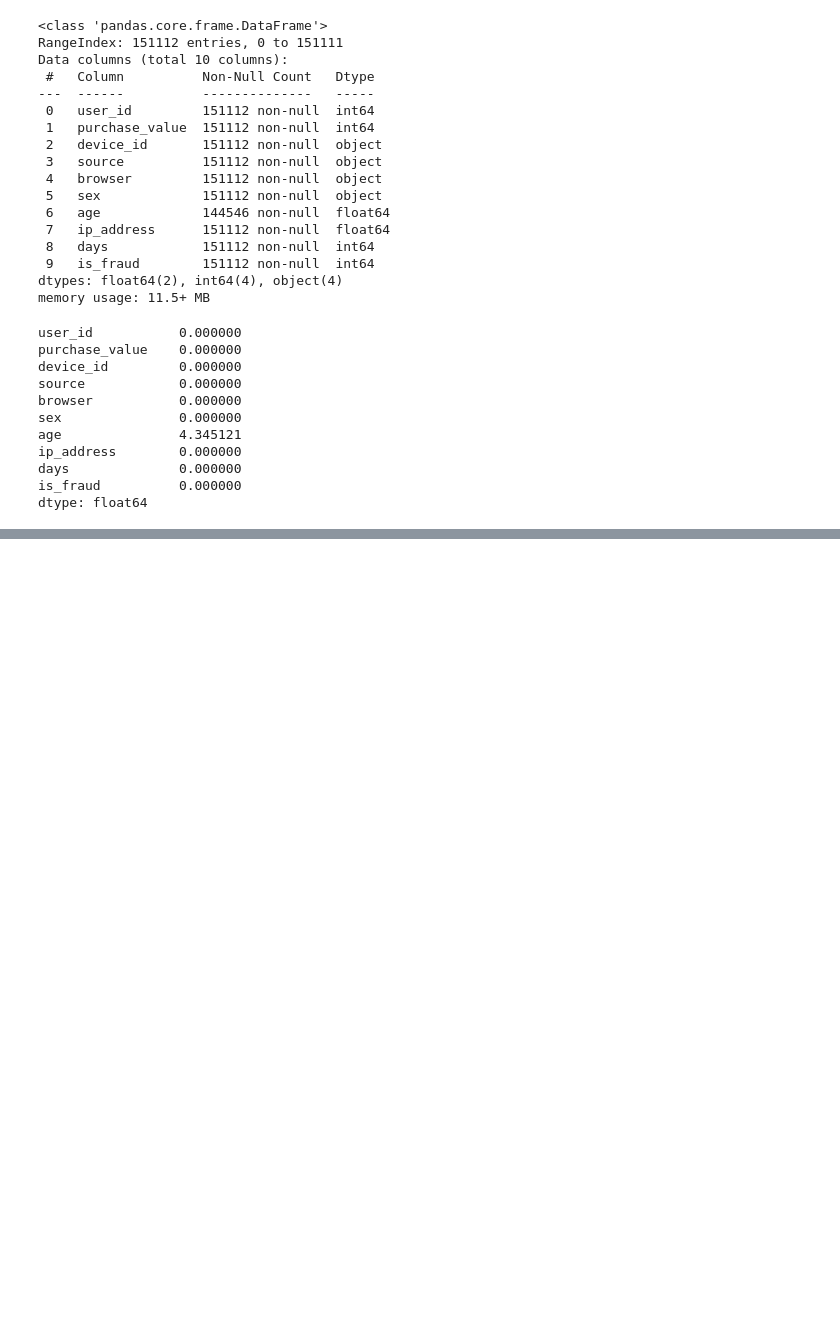
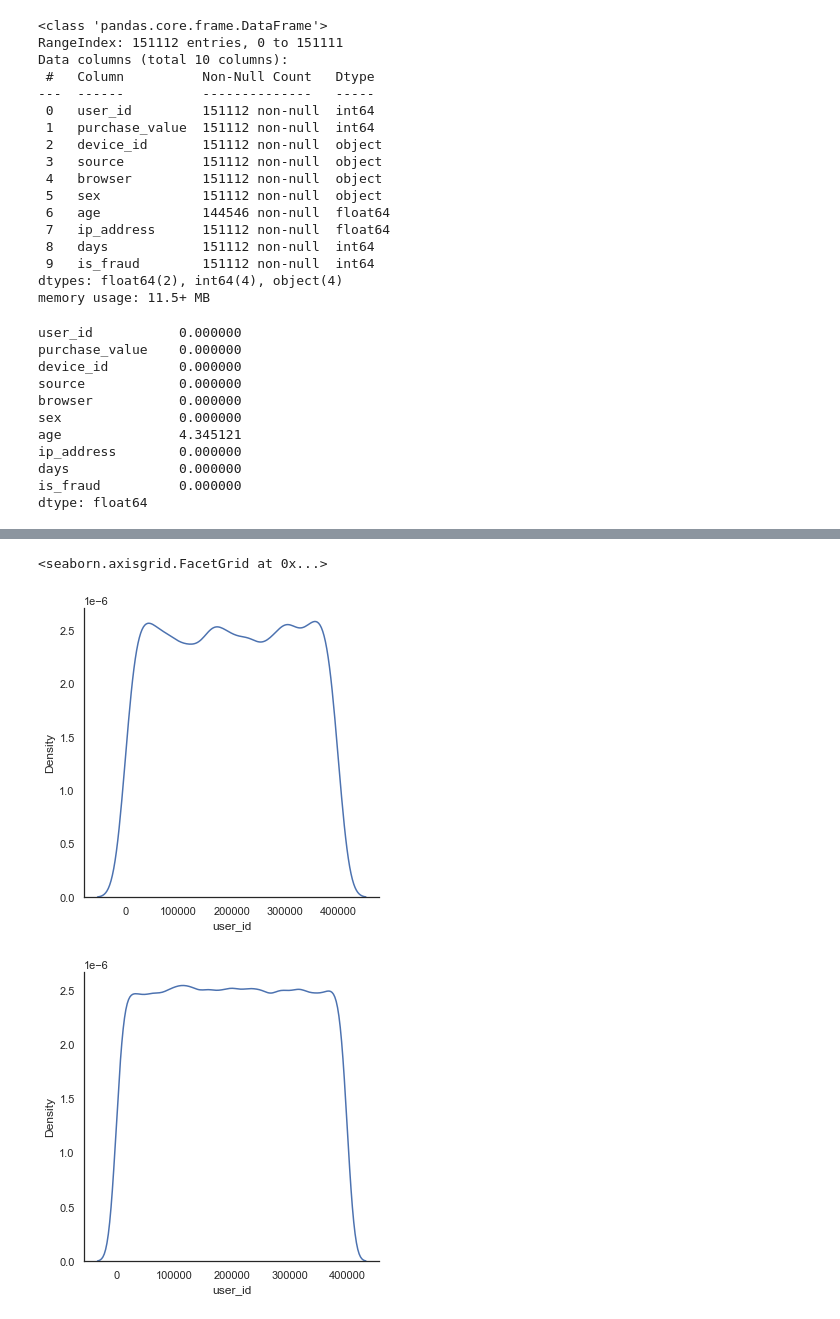
Before and after one commit to TeoTzeShuen/school, a Jupyter notebook: Individual Project/project.ipynb, the cells around one changed output, grey strips where cells are left out. Saved outputs shown, nothing was run; the diff lists cells and outputs as text; code cells hidden in the pictures; blank space fills up the shorter version.

```diff
--- a/Individual Project/project.ipynb
+++ b/Individual Project/project.ipynb
@@ -68,0 +75,8 @@ plt.show()
+# %%
+sns.displot(df[df['is_fraud']==1]['user_id'], kind='kde')
+sns.displot(df[df['is_fraud']==0]['user_id'], kind='kde')
+#lol wtf is this
+# %% [output]
+<seaborn.axisgrid.FacetGrid at 0x...>
+[figure, added]
+[figure, added]
```
Also changed, not shown: parts of 8 cells of this notebook.
